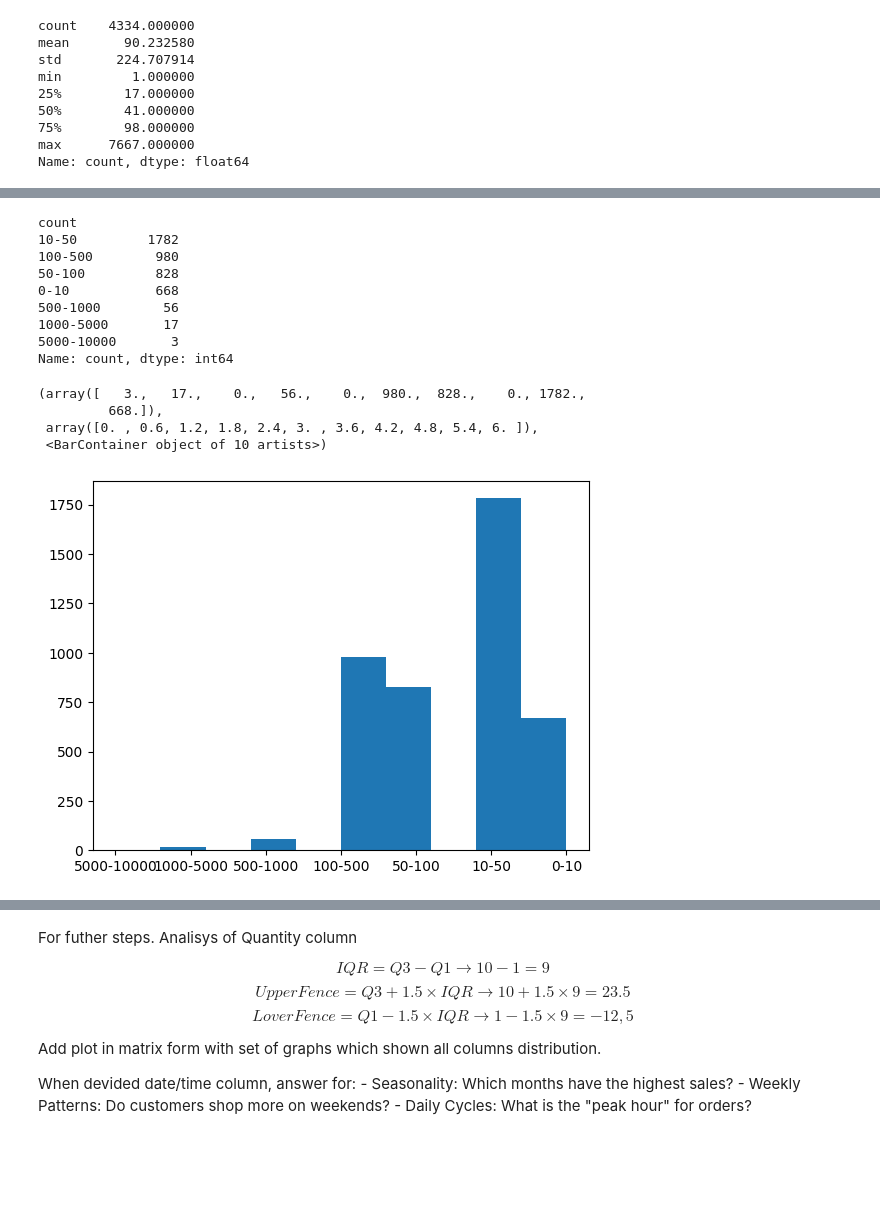
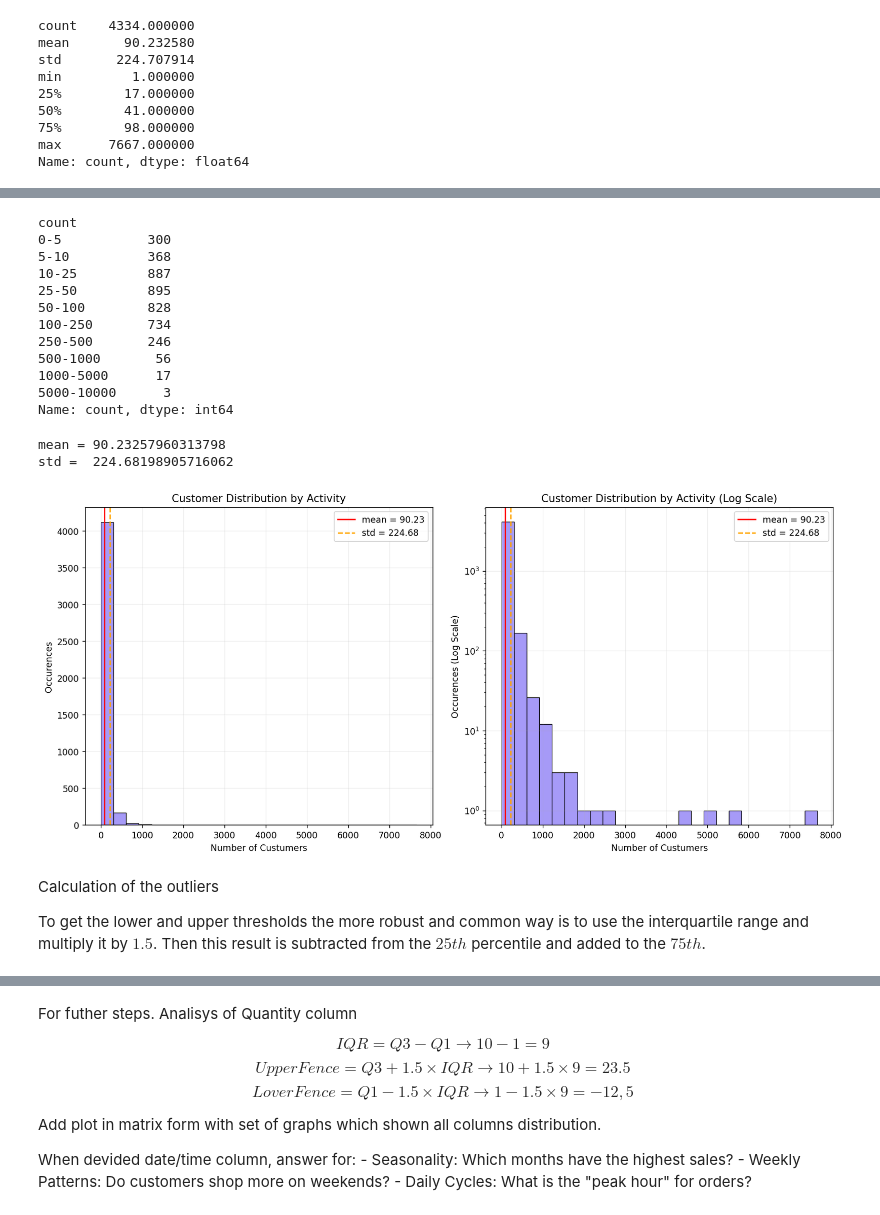
Before and after one commit to RV01011001/project_1-customer-segmentation, a Jupyter notebook: notebooks/03_exploratory_data_analysis.ipynb, the cells around one changed output, grey strips where cells are left out. Saved outputs shown, nothing was run; the diff lists cells and outputs as text; code cells hidden in the pictures; blank space fills up the shorter version.

```diff
--- a/notebooks/03_exploratory_data_analysis.ipynb
+++ b/notebooks/03_exploratory_data_analysis.ipynb
@@ -100,23 +91,64 @@ plt.hist(custumer_counts)
 # %%
-bins = [0, 10, 50, 100, 500, 1000, 5000, 10000]
-labels = ['0-10', '10-50', '50-100', '100-500', '500-1000', '1000-5000', '5000-10000']
+bins = [0, 5, 10, 25, 50, 100, 250, 500, 1000, 5000, 10000]
+labels = ['0-5', '5-10', '10-25', '25-50', '50-100', '100-250', '250-500', '500-1000', '1000-5000', '5000-10000']
+
 custumer_counts_binned = pd.cut(custumer_counts, bins = bins, labels = labels, include_lowest = True)
-print(pd.Series.value_counts(custumer_counts_binned))
+
+print(pd.Series.value_counts(custumer_counts_binned).sort_index())
 # %% [output]
 count
-10-50         1782
-100-500        980
-50-100         828
-0-10           668
-500-1000        56
-1000-5000       17
-5000-10000       3
+0-5           300
+5-10          368
+10-25         887
+25-50         895
+50-100        828
+100-250       734
+250-500       246
+500-1000       56
+1000-5000      17
+5000-10000      3
 Name: count, dtype: int64
-# %%
-plt.hist(custumer_counts_binned)
-# %% [output]
-(array([   3.,   17.,    0.,   56.,    0.,  980.,  828.,    0., 1782.,
-         668.]),
- array([0. , 0.6, 1.2, 1.8, 2.4, 3. , 3.6, 4.2, 4.8, 5.4, 6. ]),
- <BarContainer object of 10 artists>)
-[figure, removed]
+# %%
+customer_mean = np.mean(custumer_counts)
+customer_std = np.std(custumer_counts)
+
+print("mean =", customer_mean, "\nstd = ", customer_std)
+# %% [output]
+mean = 90.23257960313798
+std =  224.68198905716062
+# %%
+fig, (ax1, ax2) = plt.subplots(1, 2, figsize = (13, 6), dpi = 125)
+
+#============ Plot 1 ==========
+sns.histplot(custumer_counts, bins = 25, ax = ax1, color = '#8978f5', edgecolor = 'black', linewidth = 0.7)
+ax1.axvline(customer_mean, color = 'red', label = f'mean = {customer_mean:.2f}')
+ax1.axvline(customer_std, color = 'orange', ls = '--', label = f'std = {customer_std:.2f}')
+
+ax1.set_title('Customer Distribution by Activity')
+ax1.set_xlabel('Number of Custumers')
+ax1.set_ylabel('Occurences')
+ax1.legend()
+ax1.grid(alpha = 0.2)
+
+#============ Plot 2 ==========
+sns.histplot(custumer_counts, bins = 25, ax = ax2, color = '#8978f5', edgecolor = 'black', linewidth = 0.7)
+ax2.axvline(customer_mean, color = 'red', label = f'mean = {customer_mean:.2f}')
+ax2.axvline(customer_std, color = 'orange', ls = '--', label = f'std = {customer_std:.2f}')
+
+ax2.set_yscale('log')
+
+ax2.set_title('Customer Distribution by Activity (Log Scale)')
+ax2.set_xlabel('Number of Custumers')
+ax2.set_ylabel('Occurences (Log Scale)')
+ax2.legend()
+ax2.grid(alpha = 0.2)
+
+
+plt.tight_layout() # Prevents labels from overlapping
+plt.show()
+# %% [output]
+[figure, added]
+# %% [markdown]
+Calculation of the outliers
+
+To get the lower and upper thresholds the more robust and common way is to use the interquartile range and multiply it by $1.5$. Then this result is subtracted from the $25th$ percentile and added to the $75th$.
```
Also changed, not shown: parts of 4 cells of this notebook.
